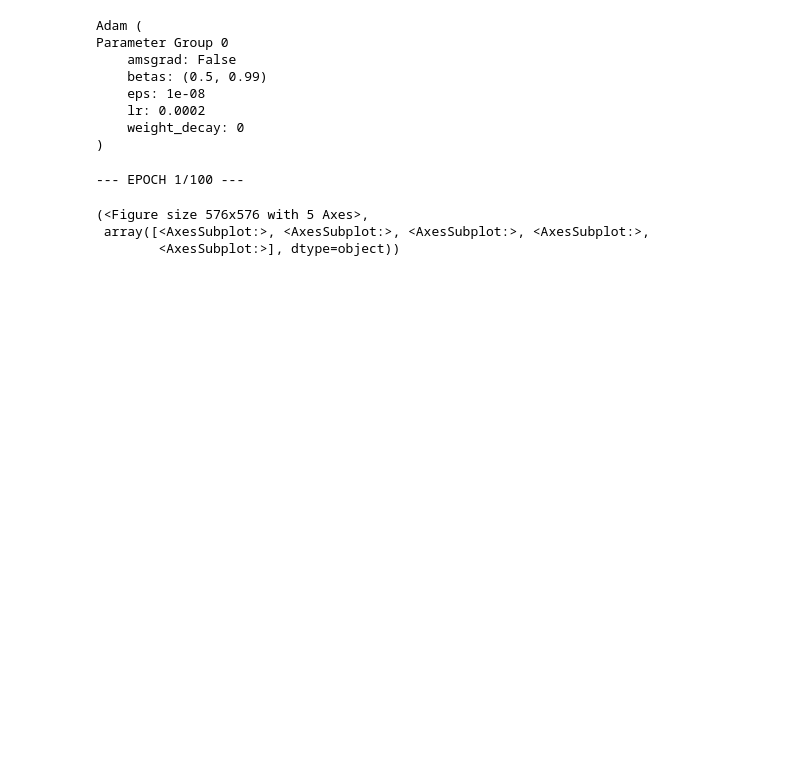
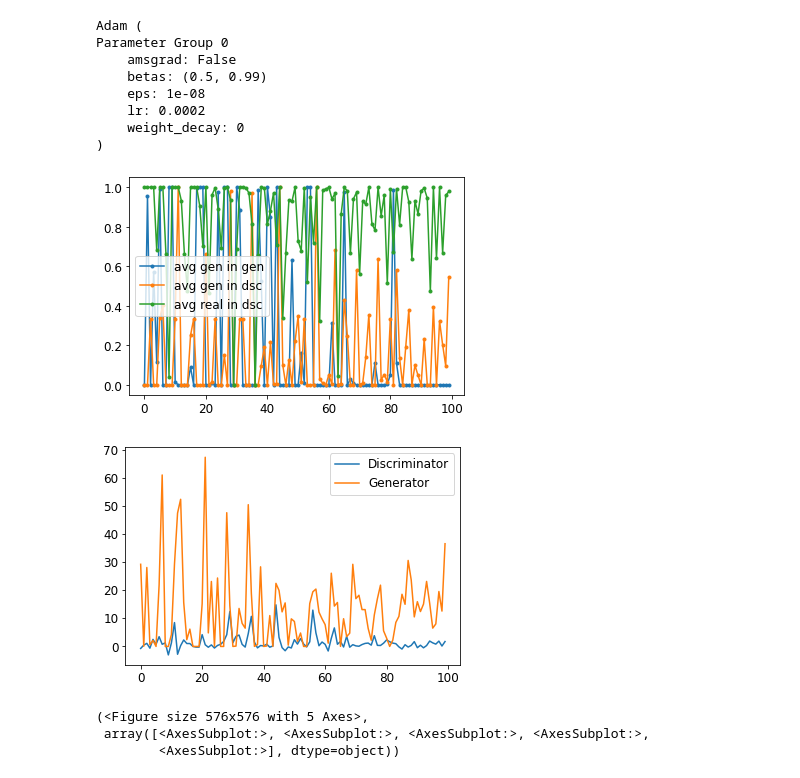
Before and after one commit to danizil/DL_hw3, a Jupyter notebook: Part3_GAN.ipynb, the cells around one changed output. Cells and saved outputs as stored; diff of their text form; code cells hidden in the pictures; blank space fills up the shorter version.

Commit message:
added game stats - average score for each batch

```diff
--- a/Part3_GAN.ipynb
+++ b/Part3_GAN.ipynb
@@ -404,35 +409,70 @@ from hw3.gan import train_batch, save_checkpoint
 
 num_epochs = 100
 try:
-    dsc_avg_losses, gen_avg_losses = [], []
+    dsc_avg_losses, gen_avg_losses, mean_classification_gen, mean_classification_gen_dsc, mean_classification_real_dsc = [], [], [], [], []
     for epoch_idx in range(num_epochs):
         # We'll accumulate batch losses and show an average once per epoch.
-        dsc_losses, gen_losses = [], []
+        dsc_losses, gen_losses, classifications_gen, classifications_fake_dsc, classifications_real_dsc = [], [], [], [], []
         print(f'--- EPOCH {epoch_idx+1}/{num_epochs} ---')
 
         with tqdm.tqdm(total=len(dl_gwb_s.batch_sampler), file=sys.stdout) as pbar:
             for batch_idx, (x_data, _) in enumerate(dl_gwb_s):
                 x_data = x_data.to(device)
-                dsc_loss, gen_loss = train_batch(
+                dsc_loss, gen_loss, dst_fake_classification, dst_real_classification, gen_classification = train_batch(
                     dsc, gen,
                     dsc_loss_fn, gen_loss_fn,
                     dsc_optimizer, gen_optimizer,
                     x_data)
                 dsc_losses.append(dsc_loss)
                 gen_losses.append(gen_loss)
+                classifications_gen.append(gen_classification)
+                classifications_real_dsc.append(dst_real_classification)
+                classifications_fake_dsc.append(dst_fake_classification)
+
                 pbar.update()
 
+        mean_classification_gen.append(np.mean(gen_classification))
+        mean_classification_gen_dsc.append(np.mean(dst_fake_classification))
+        mean_classification_real_dsc.append(np.mean(dst_real_classification))
         dsc_avg_losses.append(np.mean(dsc_losses))
         gen_avg_losses.append(np.mean(gen_losses))
+
+
         print(f'Discriminator loss: {dsc_avg_losses[-1]}')
         print(f'Generator loss:     {gen_avg_losses[-1]}')
+        print(f'Mean score gen:      {mean_classification_gen[-1]}')
+        print(f'Mean score gen in dsc:   {mean_classification_gen_dsc[-1]}')
+        print(f'Mean score real in dsc:   {mean_classification_real_dsc[-1]}')
         fig, _ = plot.tensor_as_image(gen.sample(1, with_grad=False))
         IPython.display.display(fig)
         plt.close(fig)
 except KeyboardInterrupt as e:
     print('\n *** Training interrupted by user')
+
+plt.figure()
+plt.plot(dsc_avg_losses, label='Discriminator')
+plt.plot(gen_avg_losses, label='Generator')
+plt.plot(mean_classification_gen, label='avg gen in gen')
+plt.plot(mean_classification_gen_dsc, label='avg gen in dsc')
+plt.plot(mean_classification_real_dsc, label='avg real in dsc')
+plt.legend()
+plt.show()
-# %% [output]
---- EPOCH 1/100 ---
+# %%
+plt.figure()
+plt.plot(mean_classification_gen, marker = '.', label='avg gen in gen')
+plt.plot(mean_classification_gen_dsc, marker = '.', label='avg gen in dsc')
+plt.plot(mean_classification_real_dsc, marker = '.', label='avg real in dsc')
+plt.legend()
+plt.show()
+
+plt.figure()
+plt.plot(dsc_avg_losses, label='Discriminator')
+plt.plot(gen_avg_losses, label='Generator')
+plt.legend()
+plt.show()
+# %% [output]
+[figure, added]
+[figure, added]
 # %%
 samples = gen.sample(5, with_grad=False)
 plot.tensors_as_images(samples.cpu())
```
Also changed, not shown: parts of 7 cells of this notebook, 4 other files.
